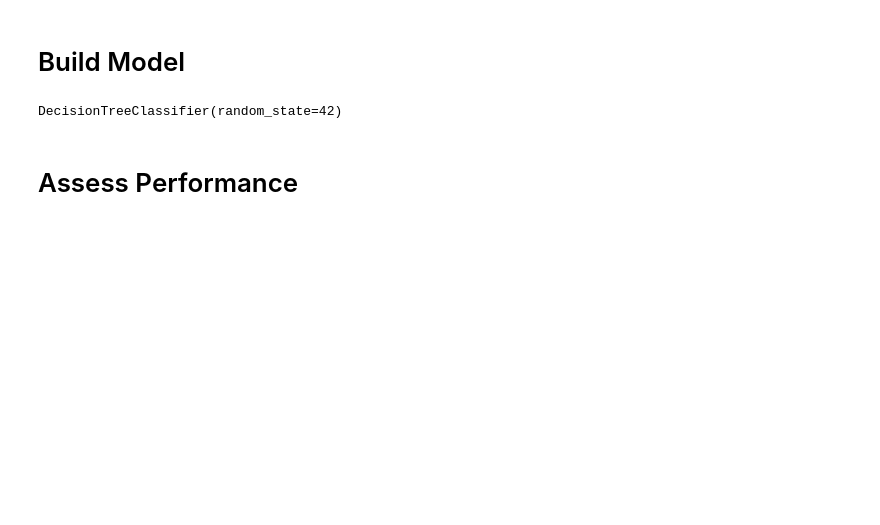
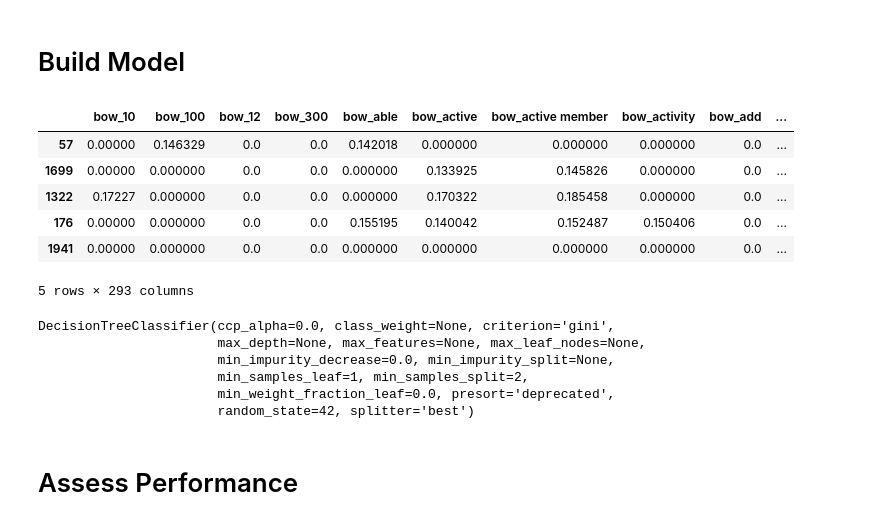
Before and after one commit to stepthom/NLP_course, a Jupyter notebook: document_classification/kiva_classification_simple.ipynb, the cells around one changed output. Drawn from its saved outputs; the diff is of its cells as text; code cells hidden in the pictures; blank space fills up the shorter version.

```diff
--- a/document_classification/kiva_classification_simple.ipynb
+++ b/document_classification/kiva_classification_simple.ipynb
@@ -116,8 +140,0 @@ dtm.shape
-# %%
-bow_df = pd.DataFrame(dtm.toarray(),
-                      columns=vectorizer.get_feature_names(),
-                      index=kiva_df.index)
-
-features = pd.concat([kiva_df, bow_df], axis=1)
-features.shape
-features.head()
@@ -133,10 +140,0 @@ features.head()
-# %%
-import textstat
-
-features['len'] = features['en_clean'].apply(lambda x: len(x))
-features['syllable_count'] = features['en_clean'].apply(
-    lambda x: textstat.syllable_count(x))
-features['flesch_reading_ease'] = features['en_clean'].apply(
-    lambda x: textstat.flesch_reading_ease(x))
-
-features.head()
@@ -167,9 +197,24 @@ X_train, X_test, y_train, y_test = train_test_split(X, y, random_state=42)
+# %%
+X_train_features.head()
+# %% [output]
+|  | bow_10 | bow_100 | bow_12 | bow_300 | bow_able | bow_active | bow_active member | bow_activity | bow_add | ... |
+| 57 | 0.00000 | 0.146329 | 0.0 | 0.0 | 0.142018 | 0.000000 | 0.000000 | 0.000000 | 0.0 | ... |
+| 1699 | 0.00000 | 0.000000 | 0.0 | 0.0 | 0.000000 | 0.133925 | 0.145826 | 0.000000 | 0.0 | ... |
+| 1322 | 0.17227 | 0.000000 | 0.0 | 0.0 | 0.000000 | 0.170322 | 0.185458 | 0.000000 | 0.0 | ... |
+| 176 | 0.00000 | 0.000000 | 0.0 | 0.0 | 0.155195 | 0.140042 | 0.152487 | 0.150406 | 0.0 | ... |
+| 1941 | 0.00000 | 0.000000 | 0.0 | 0.0 | 0.000000 | 0.000000 | 0.000000 | 0.000000 | 0.0 | ... |
+5 rows × 293 columns
 # %%
 from sklearn.tree import DecisionTreeClassifier
 clf = DecisionTreeClassifier(random_state=42)
 
-clf.fit(X_train, y_train)
+clf.fit(X_train_features, y_train)
 # %% [output]
-DecisionTreeClassifier(random_state=42)
+DecisionTreeClassifier(ccp_alpha=0.0, class_weight=None, criterion='gini',
+                       max_depth=None, max_features=None, max_leaf_nodes=None,
+                       min_impurity_decrease=0.0, min_impurity_split=None,
+                       min_samples_leaf=1, min_samples_split=2,
+                       min_weight_fraction_leaf=0.0, presort='deprecated',
+                       random_state=42, splitter='best')
 # %% [markdown]
 # Assess Performance
```
Also changed, not shown: parts of 37 cells of this notebook.
